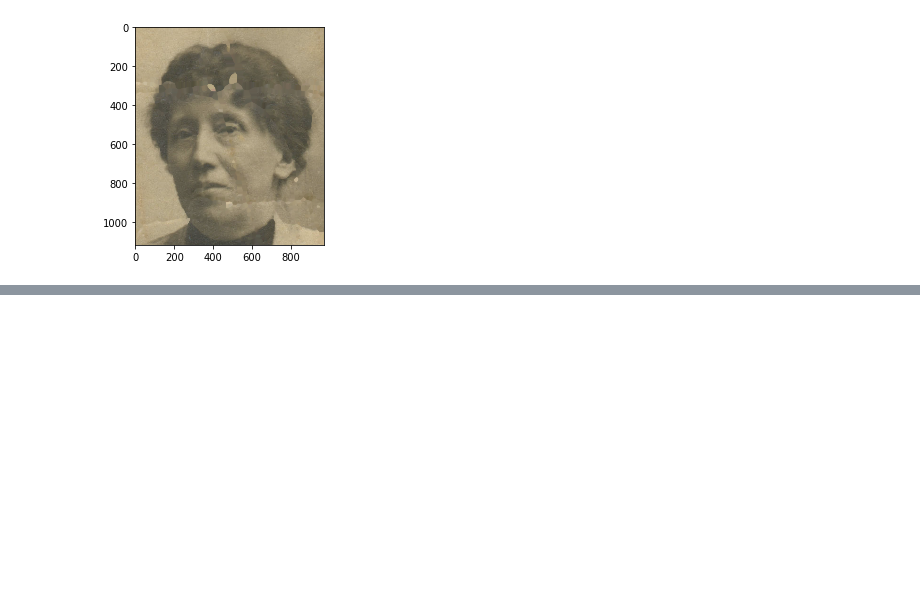
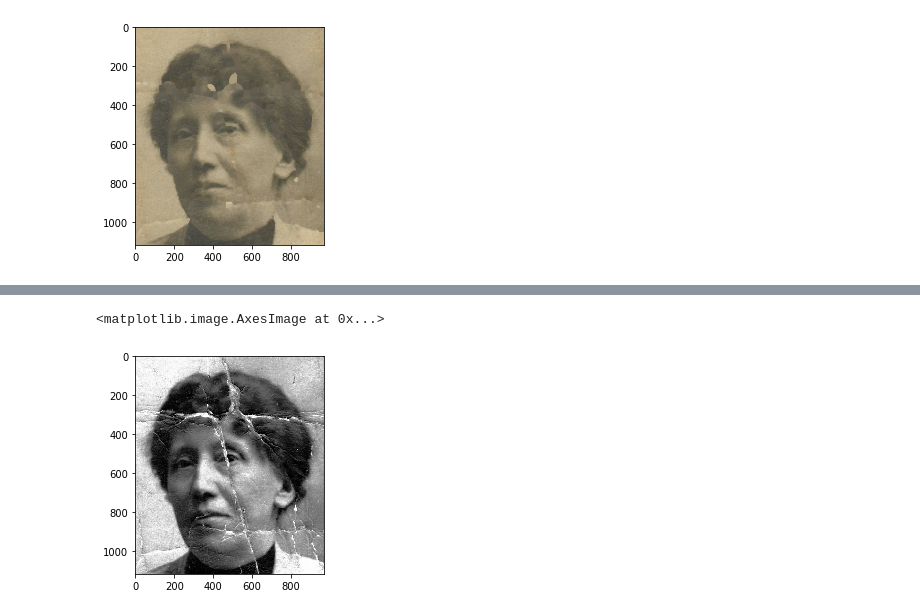
Before and after one commit to uol-mediaprocessing-201920/group-projects-image-restauration, a Jupyter notebook: main.ipynb, the cells around one changed output, grey strips where cells are left out. Drawn from its saved outputs; the diff is of its cells as text; code cells hidden in the pictures; blank space fills up the shorter version.

```diff
--- a/main.ipynb
+++ b/main.ipynb
@@ -256,0 +269,6 @@ plt.imshow(cv2.cvtColor(result, cv2.COLOR_BGR2RGB))
+# %%
+img_equalized = cv2.equalizeHist(img_gray)
+plt.imshow(img_equalized, cmap='gray')
+# %% [output]
+<matplotlib.image.AxesImage at 0x...>
+[figure, added]
```
Also changed, not shown: parts of 39 cells of this notebook.
